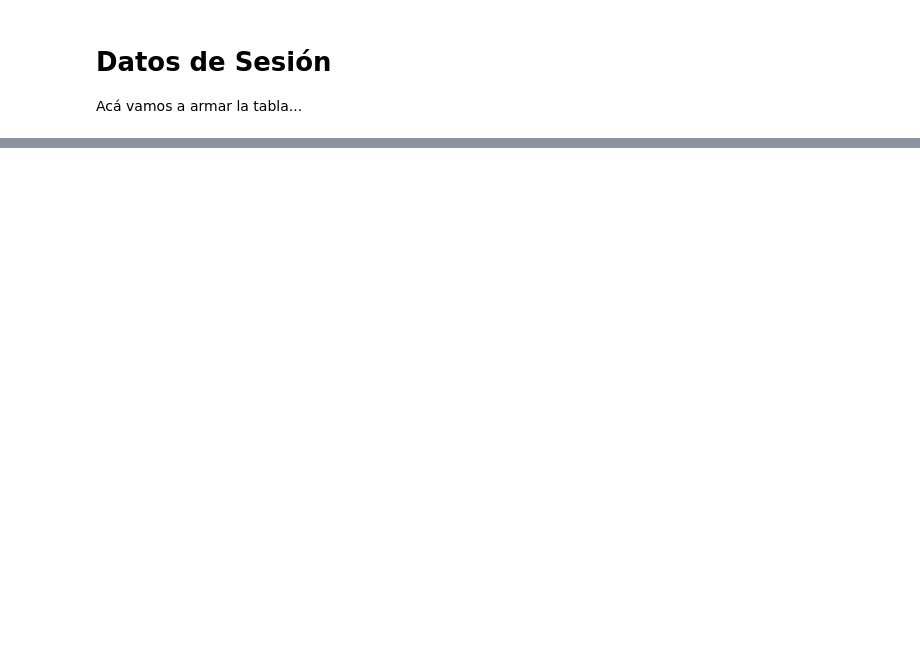
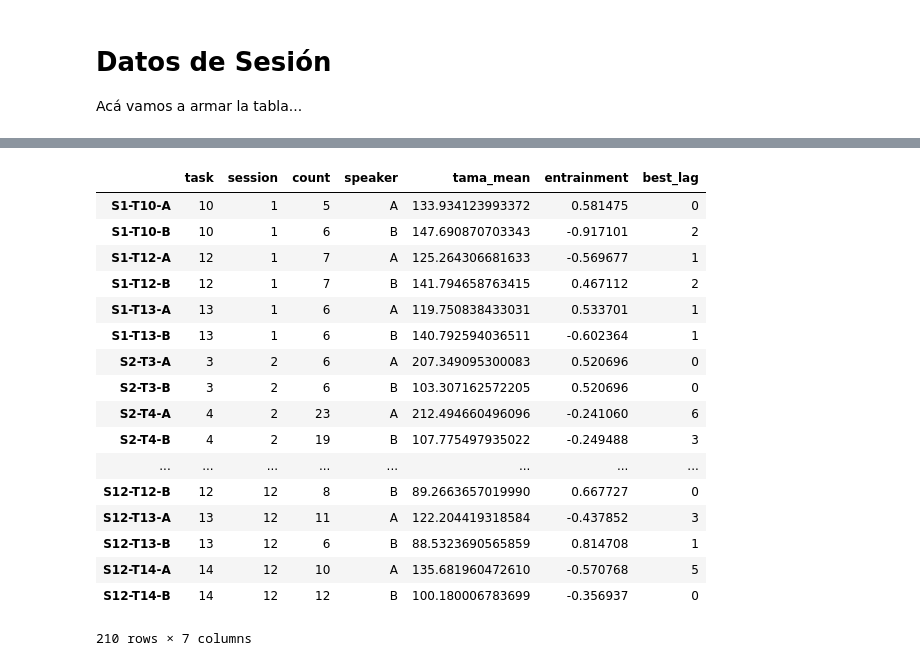
Before and after one commit to luquesky/tesis, a Jupyter notebook: session_table.ipynb, the cells around one changed output, grey strips where cells are left out. Saved outputs shown, nothing was run; the diff lists cells and outputs as text; code cells hidden in the pictures; blank space fills up the shorter version.

```diff
--- a/session_table.ipynb
+++ b/session_table.ipynb
@@ -11,19 +11,16 @@ import logging
 from matplotlib import pyplot as plt
 import pandas as pd
 import numpy as np
-from tsa import entrainment, cross_correlogram
 from session import SessionMapper, load_session
-from tama import tama, normalize
 from IPython.display import display,HTML, display_latex
 from pandasql import sqldf
-
 pysqldf = lambda q: sqldf(q, globals())
 
 
 feature = "F0_MEAN"
 logger = logging.getLogger('main')
 pd.set_option('display.max_columns', 100)
-pd.set_option('display.max_columns', 100)
+pd.set_option('display.max_rows', 100)
 
 
 mapper = SessionMapper()
@@ -132,3 +29,29 @@ display(analysis)
+# %%
+from analyzers import Analyzer
+
+
+analysis = Analyzer("F0_MEAN").analyze(sessions)
+
+display(analysis)
+# %% [output]
+|  | task | session | count | speaker | tama_mean | entrainment | best_lag |
+| S1-T10-A | 10 | 1 | 5 | A | 133.934123993372 | 0.581475 | 0 |
+| S1-T10-B | 10 | 1 | 6 | B | 147.690870703343 | -0.917101 | 2 |
+| S1-T12-A | 12 | 1 | 7 | A | 125.264306681633 | -0.569677 | 1 |
+| S1-T12-B | 12 | 1 | 7 | B | 141.794658763415 | 0.467112 | 2 |
+| S1-T13-A | 13 | 1 | 6 | A | 119.750838433031 | 0.533701 | 1 |
+| S1-T13-B | 13 | 1 | 6 | B | 140.792594036511 | -0.602364 | 1 |
+| S2-T3-A | 3 | 2 | 6 | A | 207.349095300083 | 0.520696 | 0 |
+| S2-T3-B | 3 | 2 | 6 | B | 103.307162572205 | 0.520696 | 0 |
+| S2-T4-A | 4 | 2 | 23 | A | 212.494660496096 | -0.241060 | 6 |
+| S2-T4-B | 4 | 2 | 19 | B | 107.775497935022 | -0.249488 | 3 |
+| ... | ... | ... | ... | ... | ... | ... | ... |
+| S12-T12-B | 12 | 12 | 8 | B | 89.2663657019990 | 0.667727 | 0 |
+| S12-T13-A | 13 | 12 | 11 | A | 122.204419318584 | -0.437852 | 3 |
+| S12-T13-B | 13 | 12 | 6 | B | 88.5323690565859 | 0.814708 | 1 |
+| S12-T14-A | 14 | 12 | 10 | A | 135.681960472610 | -0.570768 | 5 |
+| S12-T14-B | 14 | 12 | 12 | B | 100.180006783699 | -0.356937 | 0 |
+210 rows × 7 columns
 # %%
 for session in sessions:
     mapper.save(session)
```
Also changed, not shown: parts of 2 cells of this notebook, 2 other files.
